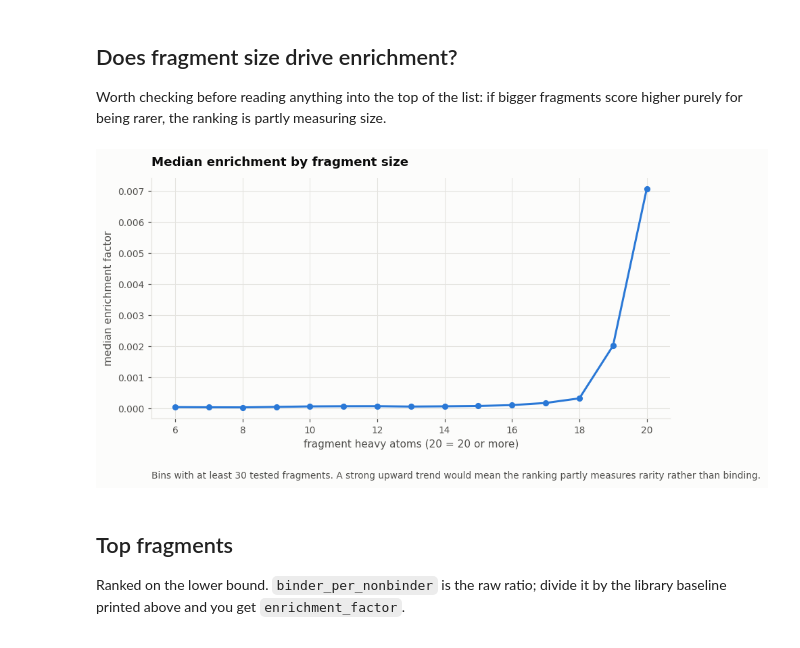
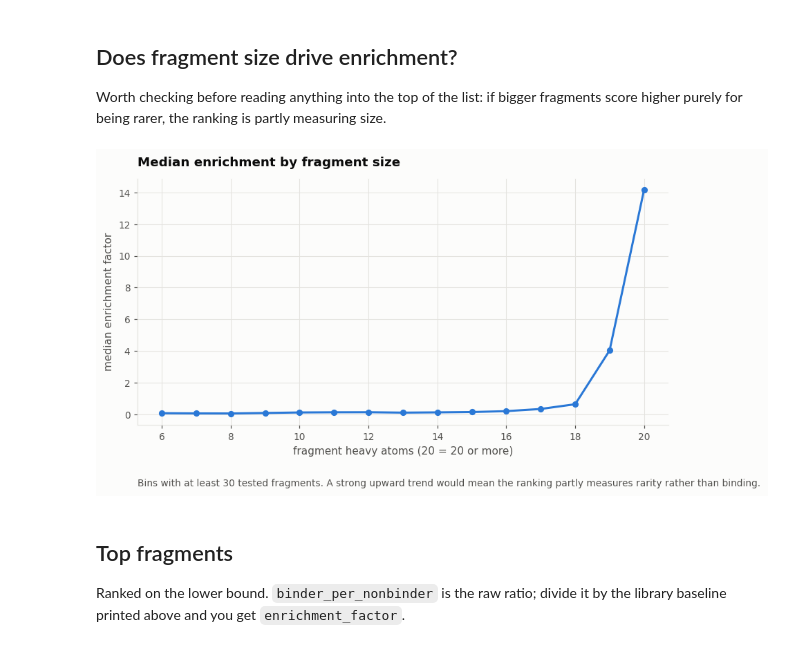
Before and after one commit to AlvaroSmorras/DEL-fragmentation, a Jupyter notebook: notebooks/01_fragment_report.ipynb, the cells around one changed output. Drawn from its saved outputs; the diff is of its cells as text; code cells hidden in the pictures.

```diff
--- a/notebooks/01_fragment_report.ipynb
+++ b/notebooks/01_fragment_report.ipynb
@@ -51,8 +51,7 @@ BASELINE = N_BIND / N_NON
 print(f"{len(frags):,} fragments")
 print(f"library: {N_BIND:,} binders / {N_NON:,} non-binders "
       f"(ratio {BASELINE:.2e}, hit rate {N_BIND/(N_BIND+N_NON):.4%})")
-frags['binder_per_nonbinder'] = frags['n_binder'] / (frags['n_nonbinder']+0.01)
-frags.head(5)
+frags.head(3)
 # %% [output]
 850,521 fragments
 library: 1,293,774 binders / 2,595,496,435 non-binders (ratio 4.98e-04, hit rate 0.0498%)
@@ -178,21 +192,21 @@ fragments score higher purely for being rarer, the ranking is partly measuring
 size.
 # %%
 by_hac = (tested.assign(hac_bin=tested.hac.clip(upper=20))
-          .groupby("hac_bin")["binder_per_nonbinder"]
+          .groupby("hac_bin")["enrichment_factor"]
           .apply(lambda x: np.median(finite(x)) if len(finite(x)) else np.nan))
 counts = tested.assign(hac_bin=tested.hac.clip(upper=20)).groupby("hac_bin").size()
 keep = counts[counts >= 30].index
 fig, ax = plt.subplots(figsize=(9, 4.2))
 ax.plot(by_hac.loc[keep].index, by_hac.loc[keep].values, color=SERIES[0], marker="o", ms=5)
 ax.set_xlabel("fragment heavy atoms (20 = 20 or more)")
 ax.set_ylabel("median enrichment factor")
 ax.set_title("Median enrichment by fragment size")
 strip_spines(ax)
 caption(ax, "Bins with at least 30 tested fragments. A strong upward trend would mean "
             "the ranking partly measures rarity rather than binding.")
 plt.show()
 # %% [output]
-[figure, old version]
+[figure, new version]
 # %% [markdown]
 ## Top fragments
 
```
Also changed, not shown: parts of 6 cells of this notebook, 26 other files.
